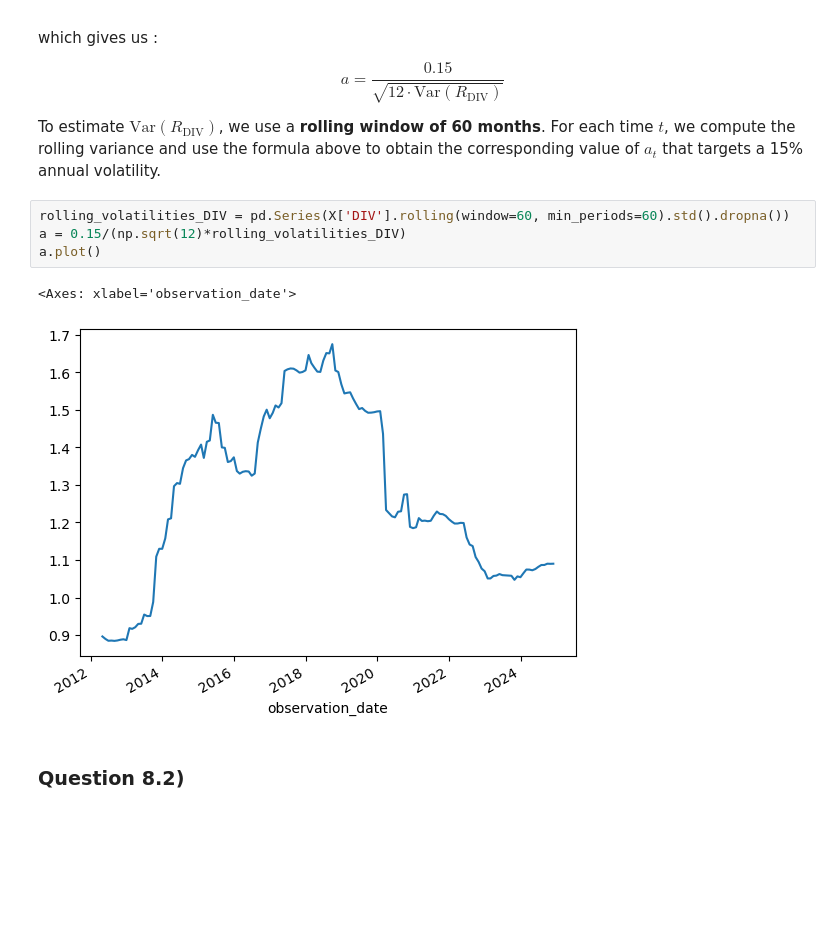
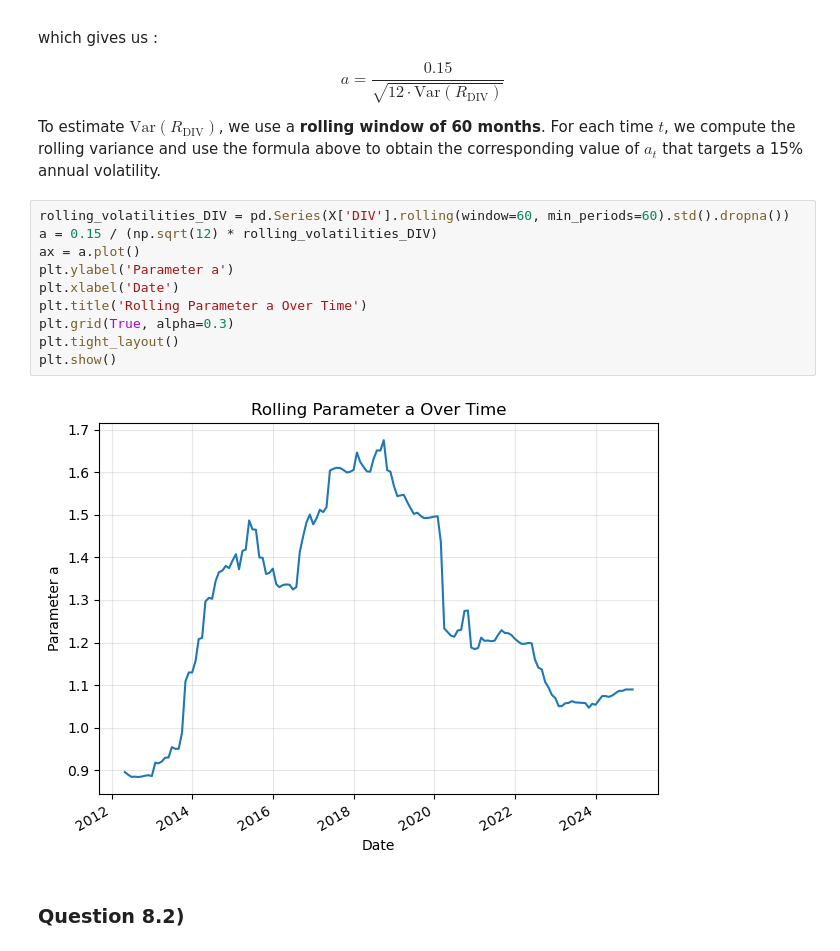
Before and after one commit to R4ff67/Investments, a Jupyter notebook: final_proj_inv.ipynb, the cells around one changed output. Drawn from its saved outputs; the diff is of its cells as text; blank space fills up the shorter version.

```diff
--- a/final_proj_inv.ipynb
+++ b/final_proj_inv.ipynb
@@ -1548,11 +1548,16 @@ $$
 To estimate $\text{Var}(R_{\text{DIV}})$, we use a **rolling window of 60 months**. For each time $t$, we compute the rolling variance and use the formula above to obtain the corresponding value of $a_t$ that targets a 15% annual volatility.
 # %%
 rolling_volatilities_DIV = pd.Series(X['DIV'].rolling(window=60, min_periods=60).std().dropna())
-a = 0.15/(np.sqrt(12)*rolling_volatilities_DIV)
-a.plot()
+a = 0.15 / (np.sqrt(12) * rolling_volatilities_DIV)
+ax = a.plot()
+plt.ylabel('Parameter a')
+plt.xlabel('Date')
+plt.title('Rolling Parameter a Over Time')
+plt.grid(True, alpha=0.3)
+plt.tight_layout()
+plt.show()
 # %% [output]
-<Axes: xlabel='observation_date'>
-[figure, old version]
+[figure, new version]
 # %% [markdown]
 ### Question 8.2)
 # %%
```
Also changed, not shown: parts of 7 cells of this notebook.
